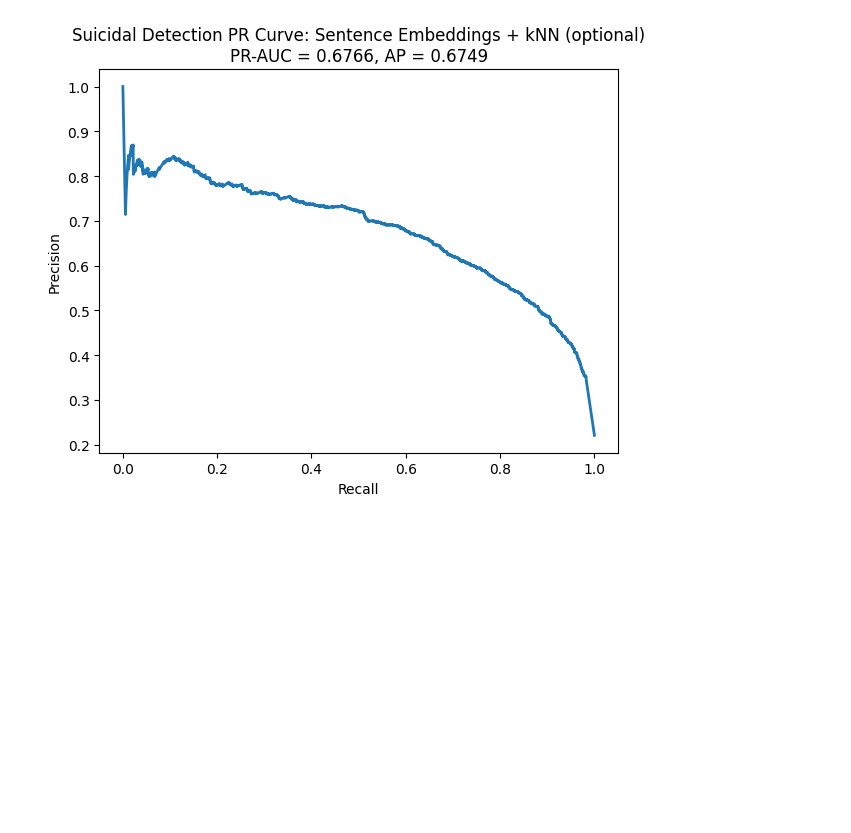
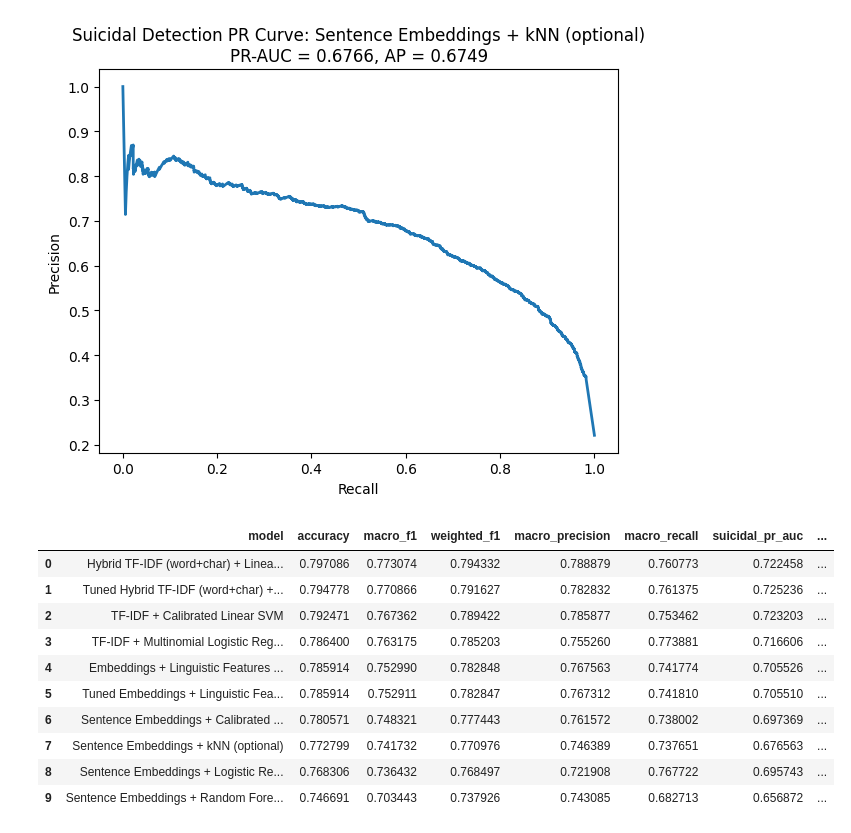
Before and after one commit to sy0203/ML_cf_mentalhealth, a Jupyter notebook: Code/modeling.ipynb, the cells around one changed output. Saved outputs shown, nothing was run; the diff lists cells and outputs as text; code cells hidden in the pictures; blank space fills up the shorter version.

```diff
--- a/Code/modeling.ipynb
+++ b/Code/modeling.ipynb
@@ -1350,21 +1444,36 @@ Suicidal Average Precision:  0.6749
 # %%
 # Collect validation results into one table
 
 all_results = [
     res_tfidf_logreg,
     res_tfidf_svm,
+    res_hybrid_svm,
+    res_best_hybrid_svm,
     res_embed_logreg,
     res_embed_svm,
-    res_combined_logreg,
+    res_combined_svm,
+    res_best_combined_svm,
 ]
 
 if RUN_OPTIONAL_MODELS:
     all_results.extend(optional_results)
 
 results_df = pd.DataFrame(all_results)
 
-# Sort mainly by macro F1, then suicidal PR-AUC if available
+# Sort mainly by macro F1, then suicidal PR-AUC, then accuracy
 sort_cols = [c for c in ["macro_f1", "suicidal_pr_auc", "accuracy"] if c in results_df.columns]
 results_df = results_df.sort_values(sort_cols, ascending=False).reset_index(drop=True)
 
 display(results_df)
+# %% [output]
+|  | model | accuracy | macro_f1 | weighted_f1 | macro_precision | macro_recall | suicidal_pr_auc | ... |
+| 0 | Hybrid TF-IDF (word+char) + Linea... | 0.797086 | 0.773074 | 0.794332 | 0.788879 | 0.760773 | 0.722458 | ... |
+| 1 | Tuned Hybrid TF-IDF (word+char) +... | 0.794778 | 0.770866 | 0.791627 | 0.782832 | 0.761375 | 0.725236 | ... |
+| 2 | TF-IDF + Calibrated Linear SVM | 0.792471 | 0.767362 | 0.789422 | 0.785877 | 0.753462 | 0.723203 | ... |
+| 3 | TF-IDF + Multinomial Logistic Reg... | 0.786400 | 0.763175 | 0.785203 | 0.755260 | 0.773881 | 0.716606 | ... |
+| 4 | Embeddings + Linguistic Features ... | 0.785914 | 0.752990 | 0.782848 | 0.767563 | 0.741774 | 0.705526 | ... |
+| 5 | Tuned Embeddings + Linguistic Fea... | 0.785914 | 0.752911 | 0.782847 | 0.767312 | 0.741810 | 0.705510 | ... |
+| 6 | Sentence Embeddings + Calibrated ... | 0.780571 | 0.748321 | 0.777443 | 0.761572 | 0.738002 | 0.697369 | ... |
+| 7 | Sentence Embeddings + kNN (optional) | 0.772799 | 0.741732 | 0.770976 | 0.746389 | 0.737651 | 0.676563 | ... |
+| 8 | Sentence Embeddings + Logistic Re... | 0.768306 | 0.736432 | 0.768497 | 0.721908 | 0.767722 | 0.695743 | ... |
+| 9 | Sentence Embeddings + Random Fore... | 0.746691 | 0.703443 | 0.737926 | 0.743085 | 0.682713 | 0.656872 | ... |
```
Also changed, not shown: parts of 17 cells of this notebook.
